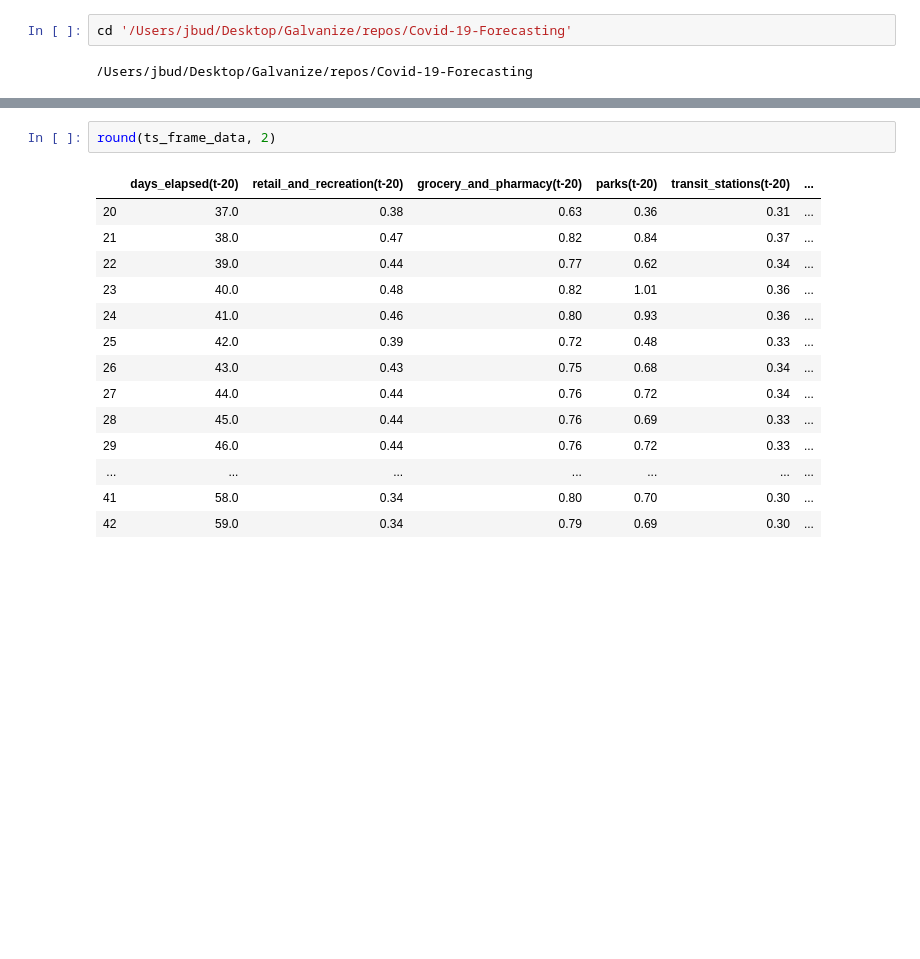
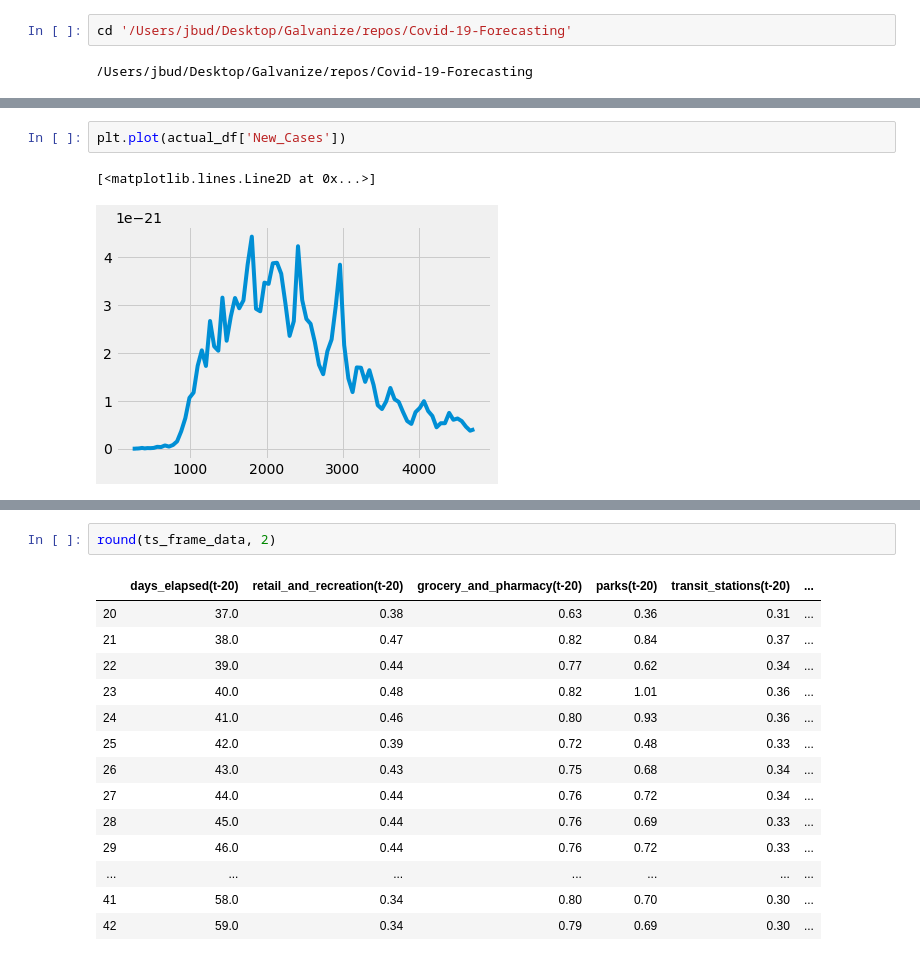
Before and after one commit to Jbudnick/Covid-19-Forecasting, a Jupyter notebook: notebooks/EDA.ipynb, the cells around one changed output, grey strips where cells are left out. Drawn from its saved outputs; the diff is of its cells as text; blank space fills up the shorter version.

```diff
--- a/notebooks/EDA.ipynb
+++ b/notebooks/EDA.ipynb
@@ -424,0 +675,5 @@ rmse: 155.4533237918131
+# %%
+plt.plot(actual_df['New_Cases'])
+# %% [output]
+[<matplotlib.lines.Line2D at 0x...>]
+[figure, added]
```
Also changed, not shown: parts of 66 cells of this notebook, 11 other files.
